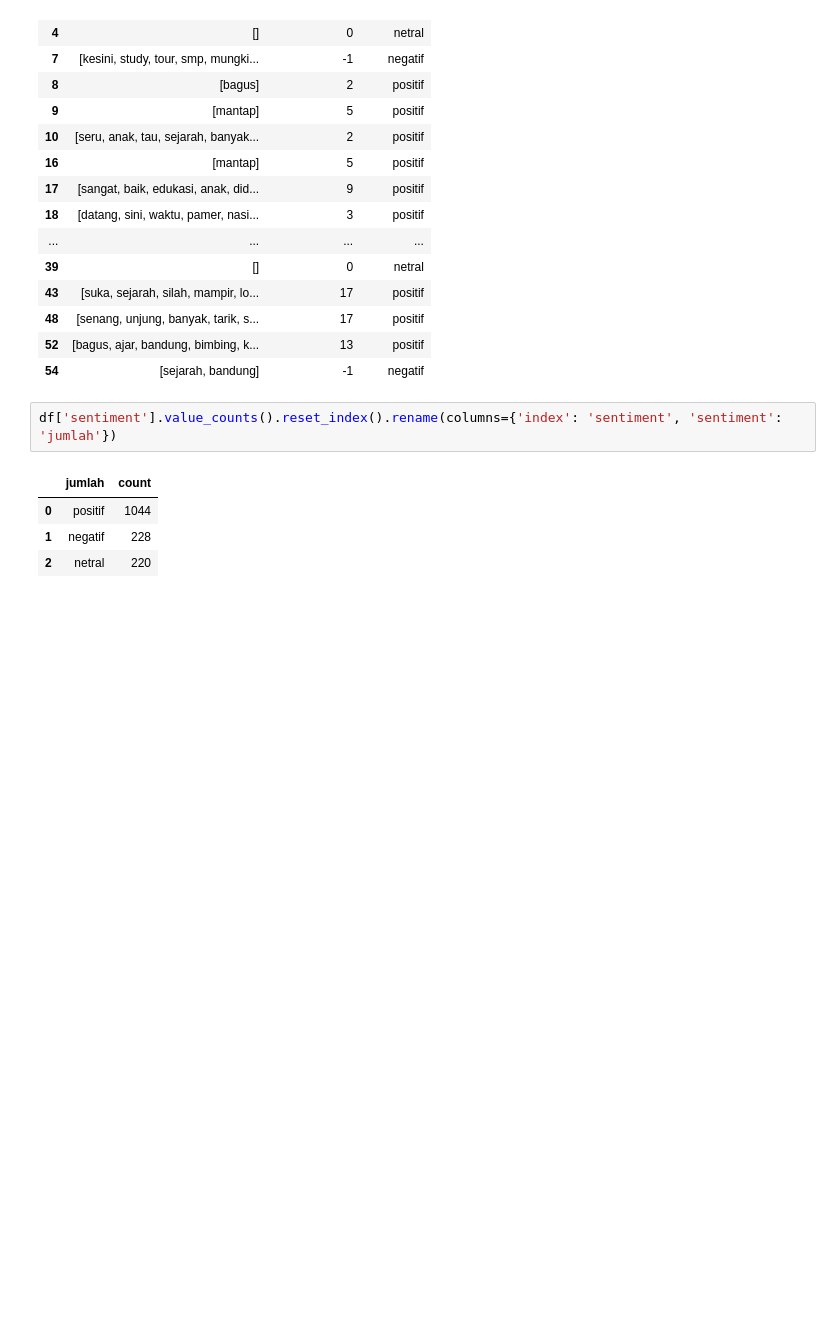
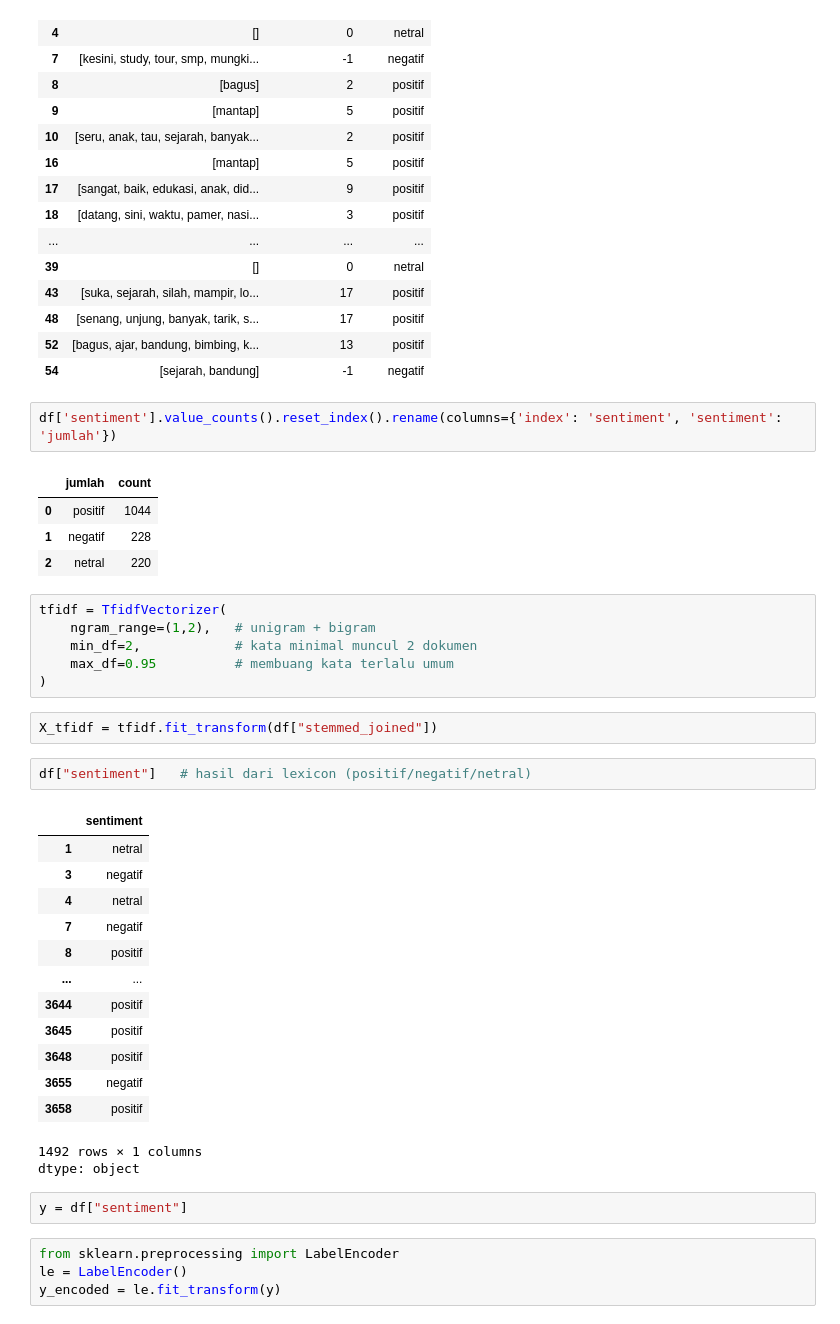
Before and after one commit to deviwlndr/714220054_Devi-Wulandari, a Jupyter notebook: analisis_sentimen.ipynb, the cells around one changed output. Drawn from its saved outputs; the diff is of its cells as text; blank space fills up the shorter version.

```diff
--- a/analisis_sentimen.ipynb
+++ b/analisis_sentimen.ipynb
@@ -458,3 +461,34 @@ df['sentiment'].value_counts().reset_index().rename(columns={'index': 'sentiment
 | 0 | positif | 1044 |
 | 1 | negatif | 228 |
 | 2 | netral | 220 |
+# %%
+tfidf = TfidfVectorizer(
+    ngram_range=(1,2),   # unigram + bigram
+    min_df=2,            # kata minimal muncul 2 dokumen
+    max_df=0.95          # membuang kata terlalu umum
+)
+# %%
+X_tfidf = tfidf.fit_transform(df["stemmed_joined"])
+# %%
+df["sentiment"]   # hasil dari lexicon (positif/negatif/netral)
+# %% [output]
+|  | sentiment |
+| 1 | netral |
+| 3 | negatif |
+| 4 | netral |
+| 7 | negatif |
+| 8 | positif |
+| ... | ... |
+| 3644 | positif |
+| 3645 | positif |
+| 3648 | positif |
+| 3655 | negatif |
+| 3658 | positif |
+1492 rows × 1 columns
+dtype: object
+# %%
+y = df["sentiment"]
+# %%
+from sklearn.preprocessing import LabelEncoder
+le = LabelEncoder()
+y_encoded = le.fit_transform(y)
```
Also changed, not shown: parts of 13 cells of this notebook.
